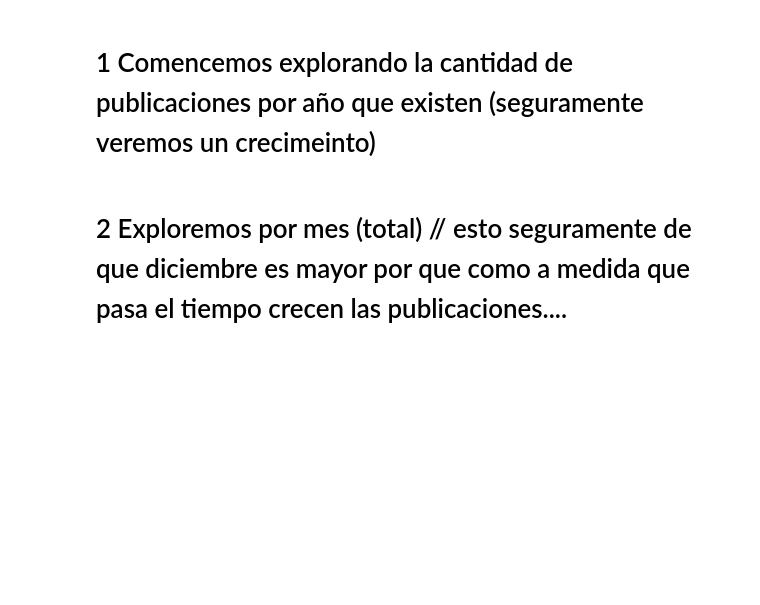
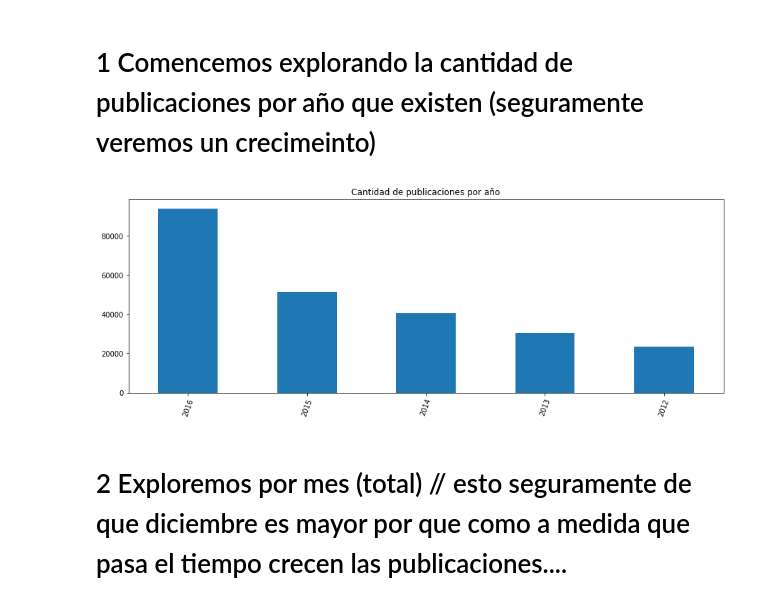
Before and after one commit to josetec1/DatosG29, a Jupyter notebook: 03 AnalisisTiempo.ipynb, the cells around one changed output. Drawn from its saved outputs; the diff is of its cells as text; code cells hidden in the pictures; blank space fills up the shorter version.

```diff
--- a/03 AnalisisTiempo.ipynb
+++ b/03 AnalisisTiempo.ipynb
@@ -468,5 +468,11 @@ df.loc[df['direccion'].isin(["CASCATA"]), :]
 # %% [markdown]
 
 # 1 Comencemos explorando la cantidad de publicaciones por año que existen (seguramente veremos un crecimeinto)
+# %%
+
+df["year"].value_counts().plot(kind='bar', figsize=(15, 5), rot=70,
+title="Cantidad de publicaciones por año");
+# %% [output]
+[figure, added]
 # %% [markdown]
 # 2  Exploremos por mes (total)  // esto seguramente de que diciembre es mayor por que como a medida que pasa el tiempo crecen las publicaciones....
```
Also changed, not shown: parts of 1 cell of this notebook.
